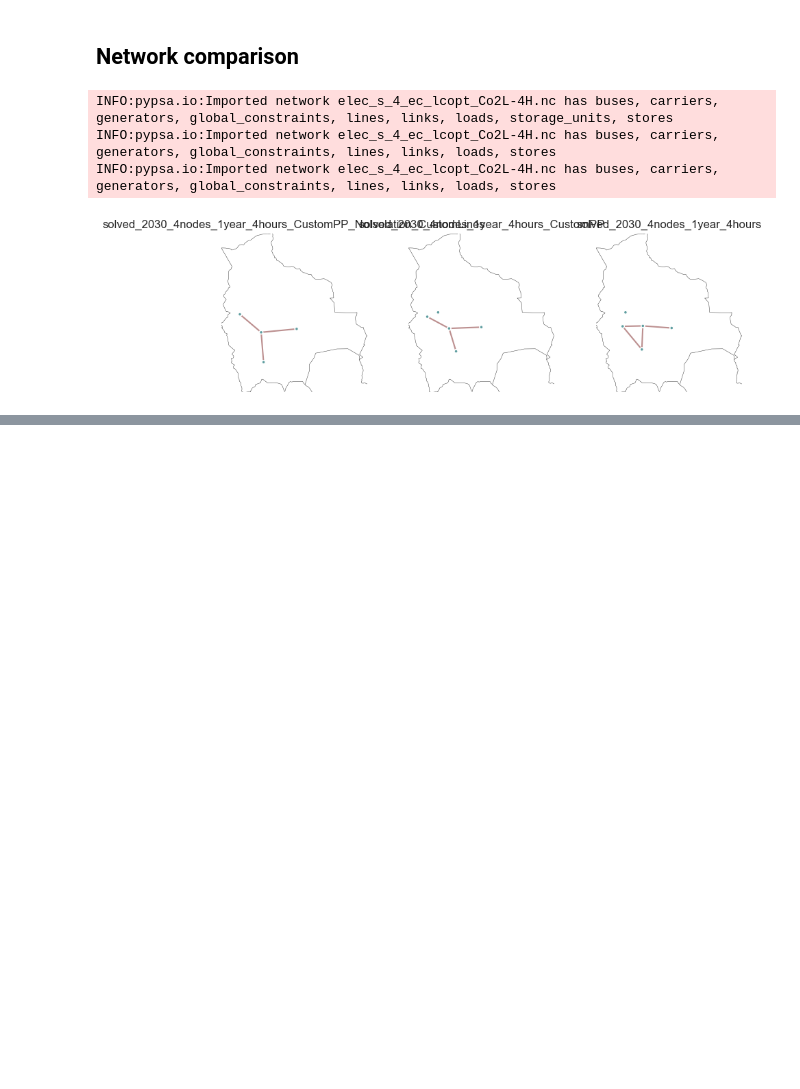
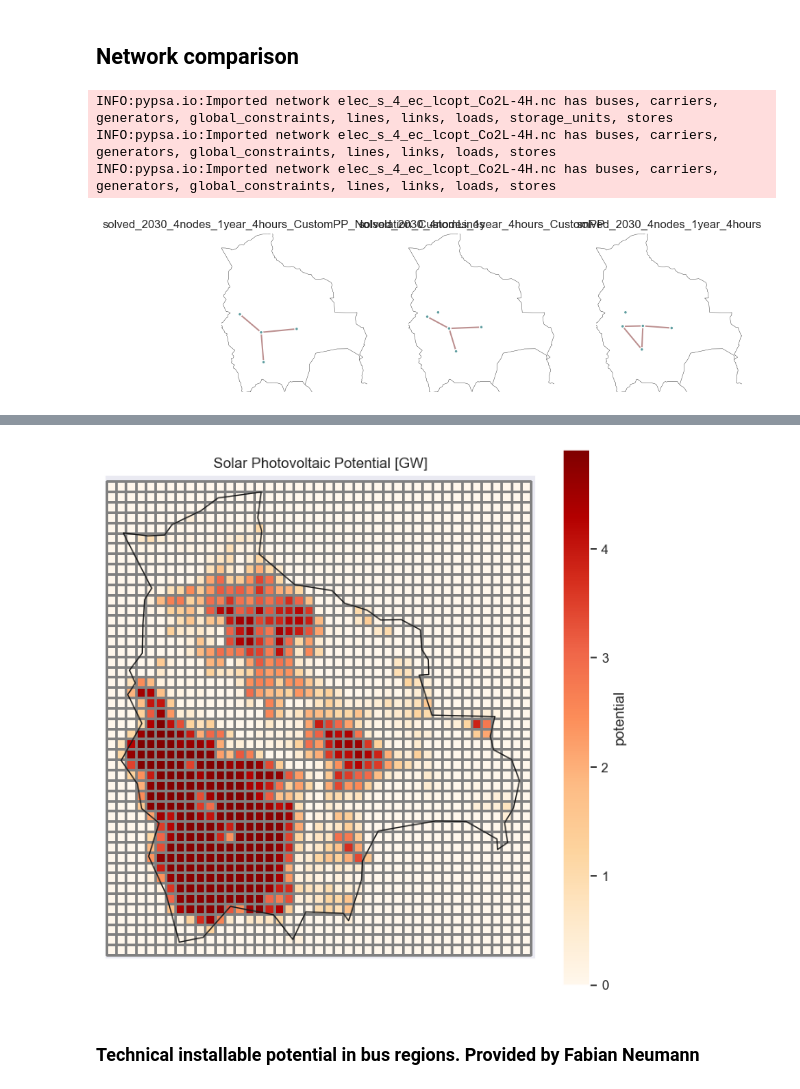
Before and after one commit to carlosfv92/pypsa-africa, a Jupyter notebook: Result_analysis/2_additional_plotting_results_BO copy.ipynb, the cells around one changed output, grey strips where cells are left out. Drawn from its saved outputs; the diff is of its cells as text; code cells hidden in the pictures; blank space fills up the shorter version.

```diff
--- a/Result_analysis/2_additional_plotting_results_BO copy.ipynb
+++ b/Result_analysis/2_additional_plotting_results_BO copy.ipynb
@@ -204,0 +333,16 @@ INFO:pypsa.io:Imported network elec_s_4_ec_lcopt_Co2L-4H.nc has buses, carriers,
+# %%
+plot_raster(
+    solar.potential,
+    ["Bolivia"],
+    cmap="OrRd",
+    figsize=(8, 8),
+    projection=ccrs.PlateCarree(),
+    cb_label="potential",
+    gridlabels=False,
+    title="Solar Photovoltaic Potential [GW]",
+    # filename="rasterized-solvar-pv-potential.pdf"
+)
+# %% [output]
+[figure, added]
+# %% [markdown]
+### Technical installable potential in bus regions. Provided by Fabian Neumann
```
Also changed, not shown: parts of 21 cells of this notebook, 28 other files.
